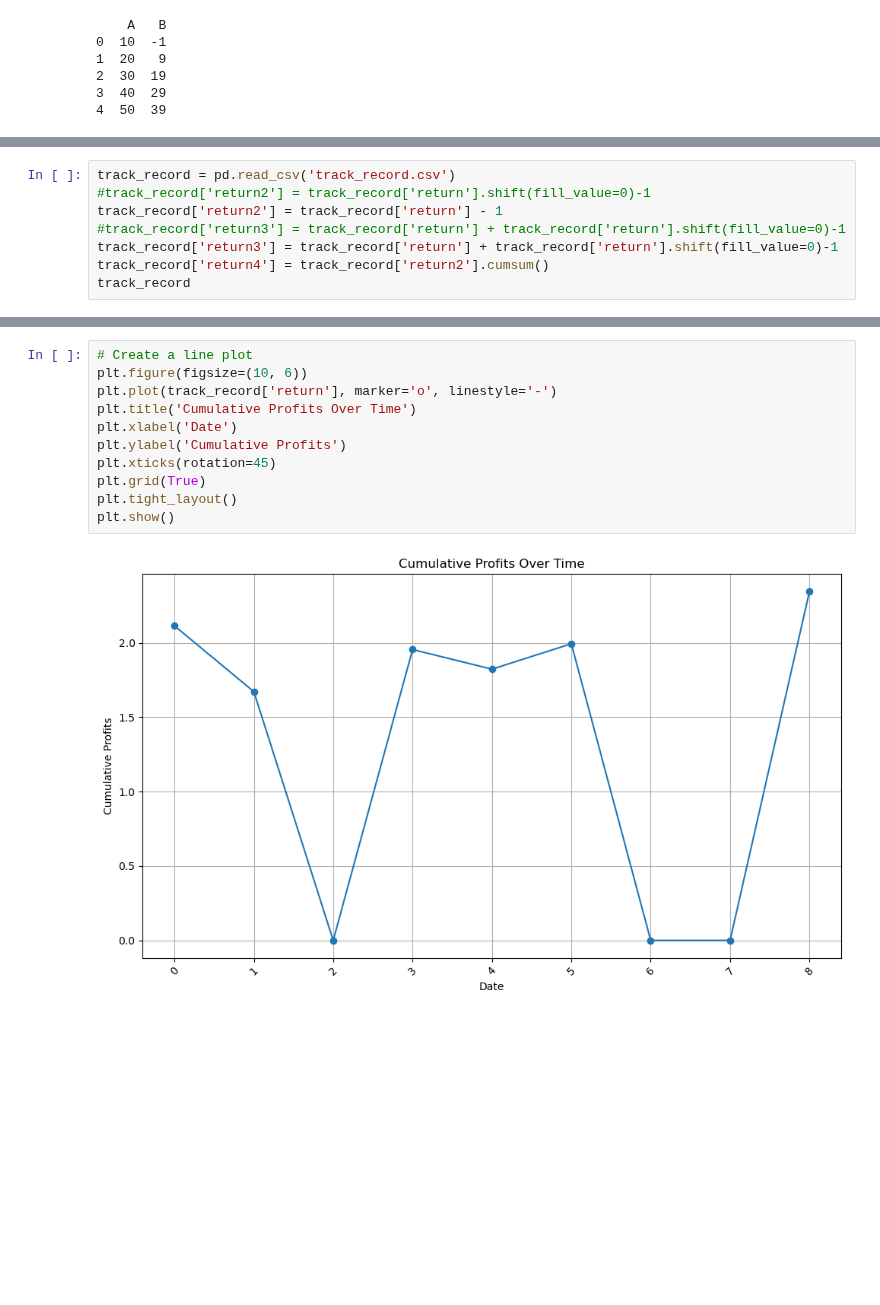
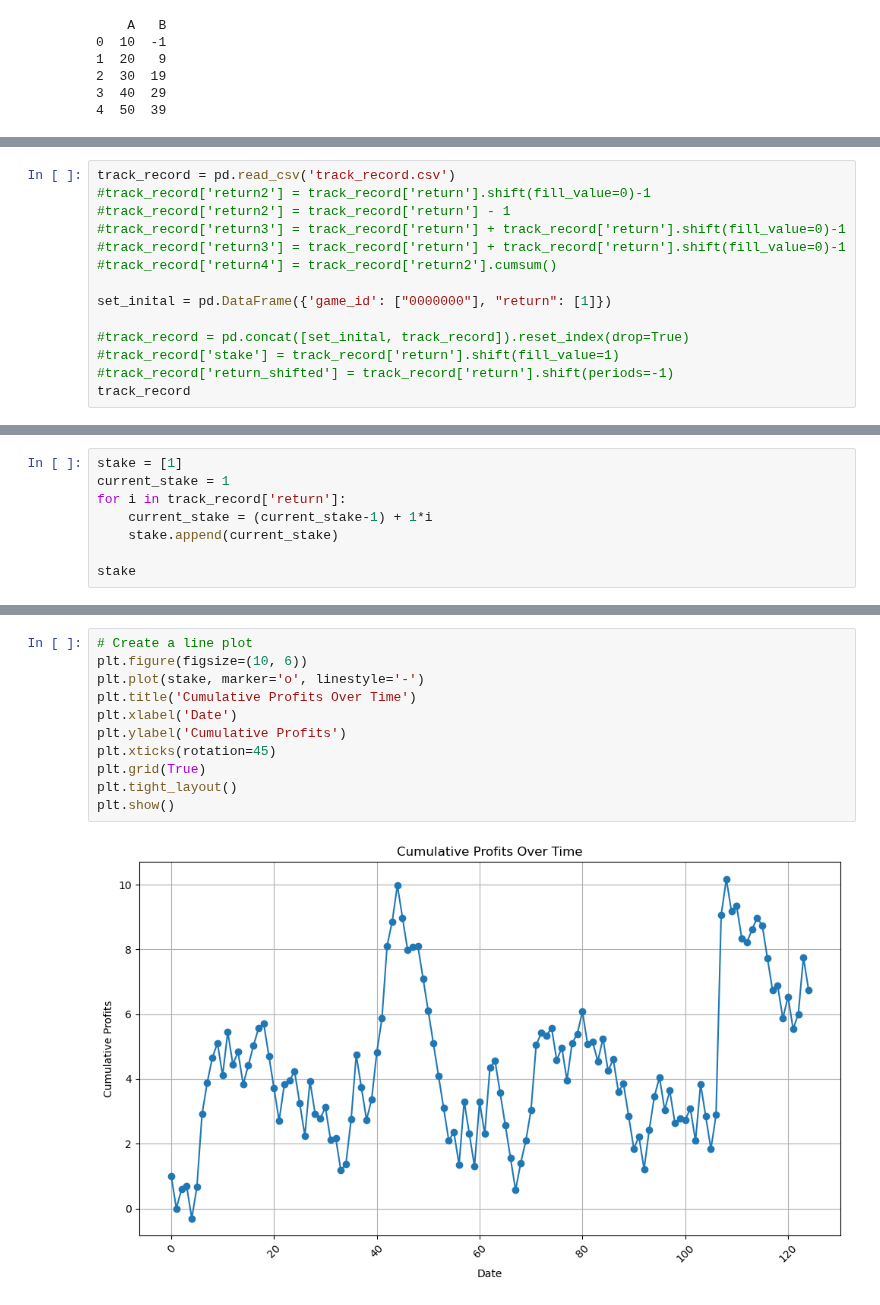
Before and after one commit to MarcosAugusto47/soccer-betting-strategy, a Jupyter notebook: plot.ipynb, the cells around one changed output, grey strips where cells are left out. Saved outputs shown, nothing was run; the diff lists cells and outputs as text; blank space fills up the shorter version.

```diff
--- a/plot.ipynb
+++ b/plot.ipynb
@@ -34,9 +21,15 @@ Name: return, dtype: float64
 # %%
 track_record = pd.read_csv('track_record.csv')
 #track_record['return2'] = track_record['return'].shift(fill_value=0)-1
-track_record['return2'] = track_record['return'] - 1
+#track_record['return2'] = track_record['return'] - 1
 #track_record['return3'] = track_record['return'] + track_record['return'].shift(fill_value=0)-1
-track_record['return3'] = track_record['return'] + track_record['return'].shift(fill_value=0)-1
-track_record['return4'] = track_record['return2'].cumsum()
+#track_record['return3'] = track_record['return'] + track_record['return'].shift(fill_value=0)-1
+#track_record['return4'] = track_record['return2'].cumsum()
+
+set_inital = pd.DataFrame({'game_id': ["0000000"], "return": [1]})
+
+#track_record = pd.concat([set_inital, track_record]).reset_index(drop=True)
+#track_record['stake'] = track_record['return'].shift(fill_value=1)
+#track_record['return_shifted'] = track_record['return'].shift(periods=-1)
 track_record
 # %% [output]
@@ -52,0 +49,8 @@ track_record
+# %%
+stake = [1]
+current_stake = 1
+for i in track_record['return']:
+    current_stake = (current_stake-1) + 1*i
+    stake.append(current_stake)
+
+stake
@@ -53,13 +75,13 @@ track_record
 # %%
 # Create a line plot
 plt.figure(figsize=(10, 6))
-plt.plot(track_record['return'], marker='o', linestyle='-')
+plt.plot(stake, marker='o', linestyle='-')
 plt.title('Cumulative Profits Over Time')
 plt.xlabel('Date')
 plt.ylabel('Cumulative Profits')
 plt.xticks(rotation=45)
 plt.grid(True)
 plt.tight_layout()
 plt.show()
 # %% [output]
-[figure, old version]
+[figure, new version]
```
Also changed, not shown: parts of 3 cells of this notebook, 7 other files.
